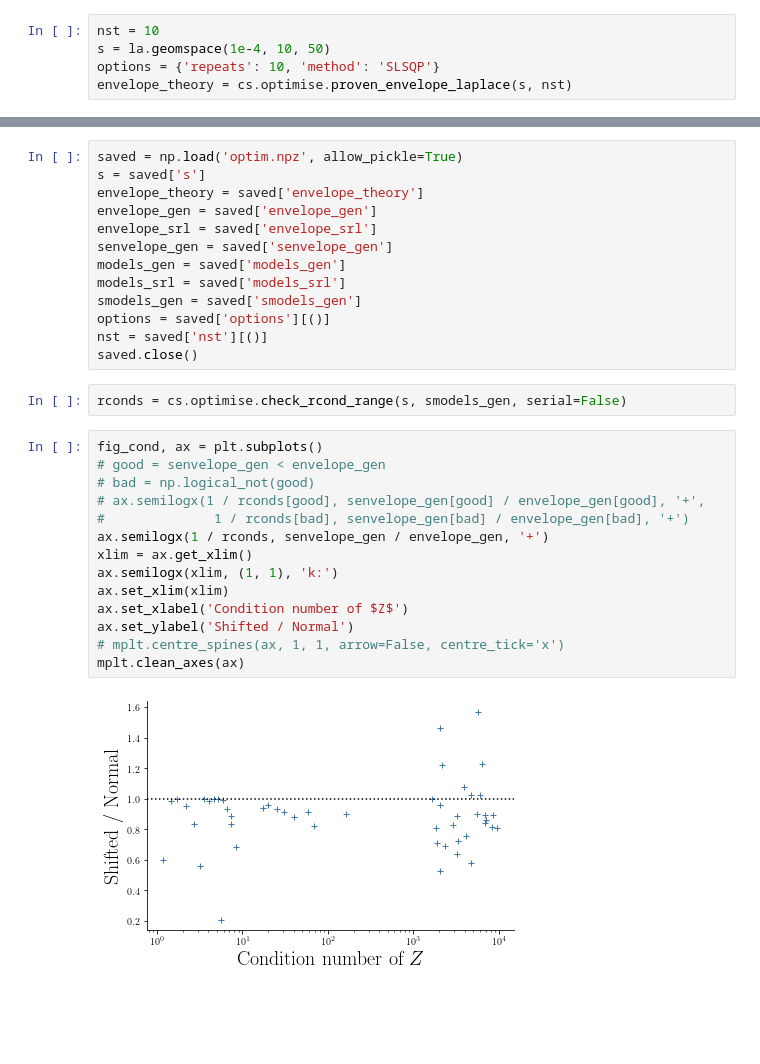
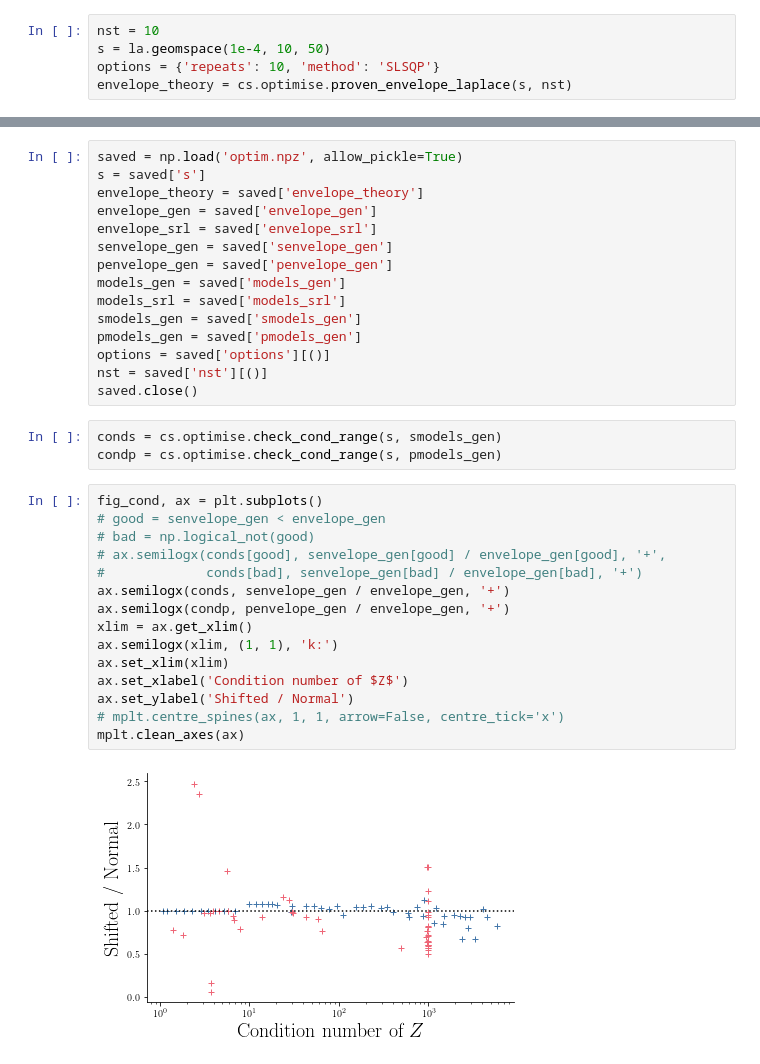
Before and after one commit to ganguli-lab/Complex_Synapse, a Jupyter notebook: Code/Python/plots.ipynb, the cells around one changed output, grey strips where cells are left out. Saved outputs shown, nothing was run; the diff lists cells and outputs as text; blank space fills up the shorter version.

```diff
--- a/Code/Python/plots.ipynb
+++ b/Code/Python/plots.ipynb
@@ -102,30 +103,34 @@ envelope_theory = saved['envelope_theory']
 envelope_gen = saved['envelope_gen']
 envelope_srl = saved['envelope_srl']
 senvelope_gen = saved['senvelope_gen']
+penvelope_gen = saved['penvelope_gen']
 models_gen = saved['models_gen']
 models_srl = saved['models_srl']
 smodels_gen = saved['smodels_gen']
+pmodels_gen = saved['pmodels_gen']
 options = saved['options'][()]
 nst = saved['nst'][()]
 saved.close()
-# %%
-rconds = cs.optimise.check_rcond_range(s, smodels_gen, serial=False)
+# %%
+conds = cs.optimise.check_cond_range(s, smodels_gen)
+condp = cs.optimise.check_cond_range(s, pmodels_gen)
 # %%
 fig_cond, ax = plt.subplots()
 # good = senvelope_gen < envelope_gen
 # bad = np.logical_not(good)
-# ax.semilogx(1 / rconds[good], senvelope_gen[good] / envelope_gen[good], '+',
-#              1 / rconds[bad], senvelope_gen[bad] / envelope_gen[bad], '+')
-ax.semilogx(1 / rconds, senvelope_gen / envelope_gen, '+')
+# ax.semilogx(conds[good], senvelope_gen[good] / envelope_gen[good], '+',
+#             conds[bad], senvelope_gen[bad] / envelope_gen[bad], '+')
+ax.semilogx(conds, senvelope_gen / envelope_gen, '+')
+ax.semilogx(condp, penvelope_gen / envelope_gen, '+')
 xlim = ax.get_xlim()
 ax.semilogx(xlim, (1, 1), 'k:')
 ax.set_xlim(xlim)
 ax.set_xlabel('Condition number of $Z$')
 ax.set_ylabel('Shifted / Normal')
 # mplt.centre_spines(ax, 1, 1, arrow=False, centre_tick='x')
 mplt.clean_axes(ax)
 # %% [output]
-[figure, old version]
+[figure, new version]
 # %%
 reload(cs)
 reload(mp)
```
Also changed, not shown: parts of 14 cells of this notebook, 5 other files.
